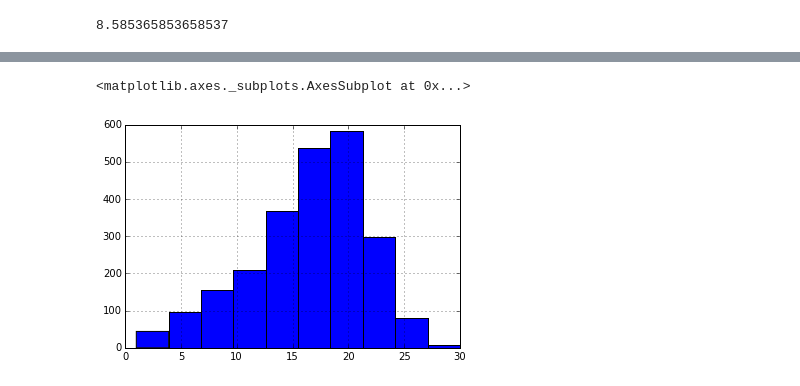
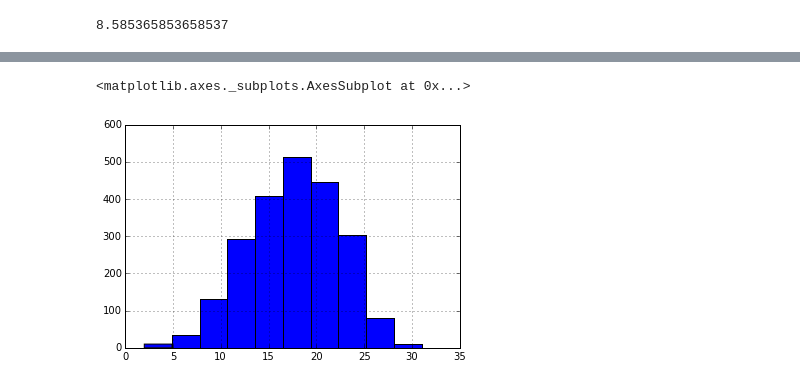
Before and after one commit to Suya/TccTwitter, a Jupyter notebook: experimentos/features.ipynb, the cells around one changed output, grey strips where cells are left out. Saved outputs shown, nothing was run; the diff lists cells and outputs as text; code cells hidden in the pictures.

```diff
--- a/experimentos/features.ipynb
+++ b/experimentos/features.ipynb
@@ -302,7 +296,7 @@ dfTrump.head()
 # %%
-dfHillary['word_count'].hist()
+dfConan['word_count'].hist()
 # %% [output]
 <matplotlib.axes._subplots.AxesSubplot at 0x...>
-[figure, old version]
+[figure, new version]
 # %%
 dfTrump['word_count'].hist()
```
Also changed, not shown: parts of 12 cells of this notebook.
